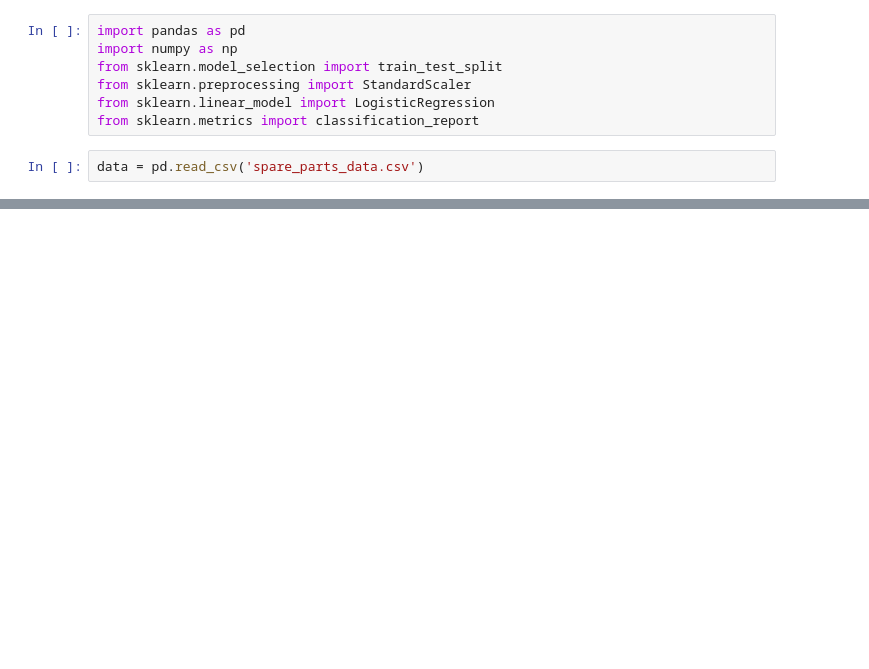
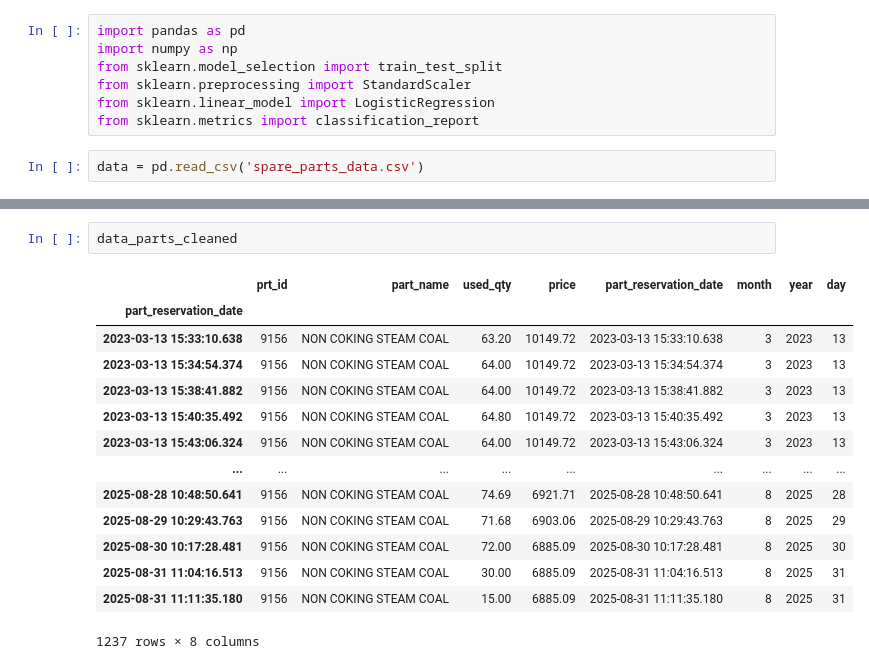
Before and after one commit to kishore-MW/spare_forecasting, a Jupyter notebook: Forecasting.ipynb, the cells around one changed output, grey strips where cells are left out. Saved outputs shown, nothing was run; the diff lists cells and outputs as text; blank space fills up the shorter version.

```diff
--- a/Forecasting.ipynb
+++ b/Forecasting.ipynb
@@ -64,0 +47,17 @@ lis
+# %%
+data_parts_cleaned
+# %% [output]
+|  | prt_id | part_name | used_qty | price | part_reservation_date | month | year | day |
+| part_reservation_date |  |  |  |  |  |  |  |  |
+| 2023-03-13 15:33:10.638 | 9156 | NON COKING STEAM COAL | 63.20 | 10149.72 | 2023-03-13 15:33:10.638 | 3 | 2023 | 13 |
+| 2023-03-13 15:34:54.374 | 9156 | NON COKING STEAM COAL | 64.00 | 10149.72 | 2023-03-13 15:34:54.374 | 3 | 2023 | 13 |
+| 2023-03-13 15:38:41.882 | 9156 | NON COKING STEAM COAL | 64.00 | 10149.72 | 2023-03-13 15:38:41.882 | 3 | 2023 | 13 |
+| 2023-03-13 15:40:35.492 | 9156 | NON COKING STEAM COAL | 64.80 | 10149.72 | 2023-03-13 15:40:35.492 | 3 | 2023 | 13 |
+| 2023-03-13 15:43:06.324 | 9156 | NON COKING STEAM COAL | 64.00 | 10149.72 | 2023-03-13 15:43:06.324 | 3 | 2023 | 13 |
+| ... | ... | ... | ... | ... | ... | ... | ... | ... |
+| 2025-08-28 10:48:50.641 | 9156 | NON COKING STEAM COAL | 74.69 | 6921.71 | 2025-08-28 10:48:50.641 | 8 | 2025 | 28 |
+| 2025-08-29 10:29:43.763 | 9156 | NON COKING STEAM COAL | 71.68 | 6903.06 | 2025-08-29 10:29:43.763 | 8 | 2025 | 29 |
+| 2025-08-30 10:17:28.481 | 9156 | NON COKING STEAM COAL | 72.00 | 6885.09 | 2025-08-30 10:17:28.481 | 8 | 2025 | 30 |
+| 2025-08-31 11:04:16.513 | 9156 | NON COKING STEAM COAL | 30.00 | 6885.09 | 2025-08-31 11:04:16.513 | 8 | 2025 | 31 |
+| 2025-08-31 11:11:35.180 | 9156 | NON COKING STEAM COAL | 15.00 | 6885.09 | 2025-08-31 11:11:35.180 | 8 | 2025 | 31 |
+1237 rows × 8 columns
```
Also changed, not shown: parts of 6 cells of this notebook.
